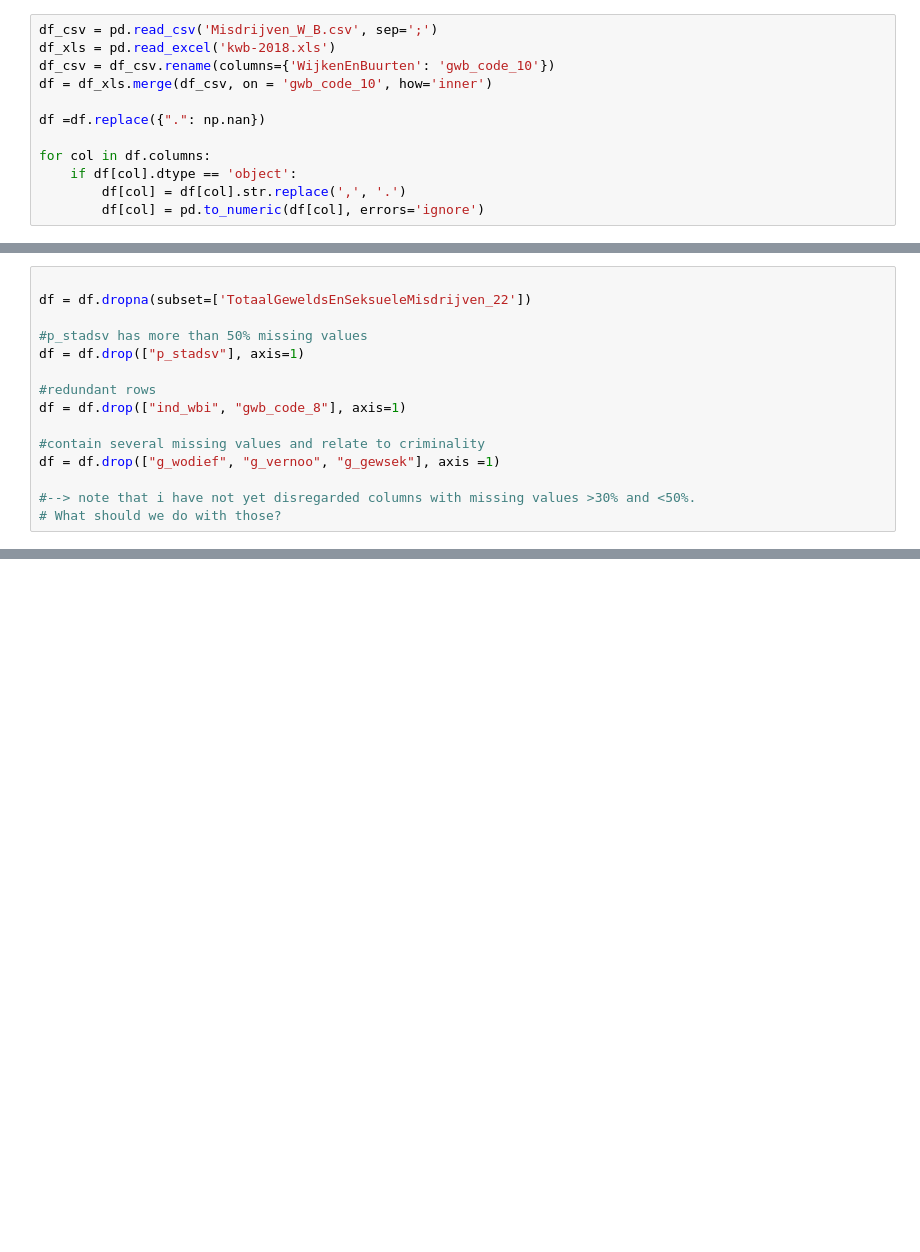
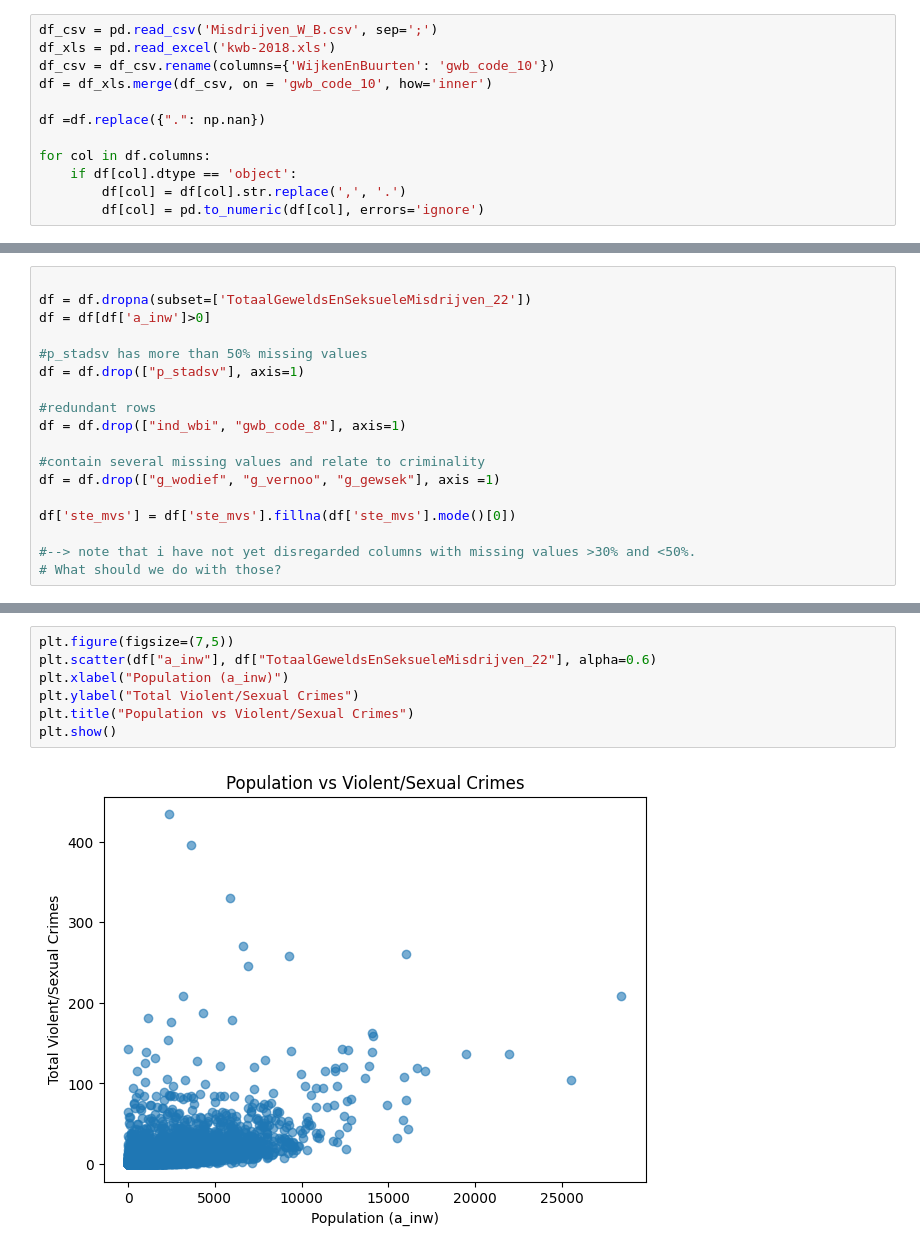
Before and after one commit to DiegoSourbag/ML-Final_Project, a Jupyter notebook: main.ipynb, the cells around one changed output, grey strips where cells are left out. Drawn from its saved outputs; the diff is of its cells as text; blank space fills up the shorter version.

```diff
--- a/main.ipynb
+++ b/main.ipynb
@@ -42,6 +60,7 @@ plt.show()
 # %%
 
 df = df.dropna(subset=['TotaalGeweldsEnSeksueleMisdrijven_22'])
+df = df[df['a_inw']>0]
 
 #p_stadsv has more than 50% missing values
 df = df.drop(["p_stadsv"], axis=1)
@@ -52,5 +71,7 @@ df = df.drop(["ind_wbi", "gwb_code_8"], axis=1)
 #contain several missing values and relate to criminality
 df = df.drop(["g_wodief", "g_vernoo", "g_gewsek"], axis =1)
 
+df['ste_mvs'] = df['ste_mvs'].fillna(df['ste_mvs'].mode()[0])
+
 #--> note that i have not yet disregarded columns with missing values >30% and <50%.
 # What should we do with those?
@@ -85,0 +83,9 @@ df_imputed = pd.concat([df_cat_cols, df_num_unscaled], axis=1)
+# %%
+plt.figure(figsize=(7,5))
+plt.scatter(df["a_inw"], df["TotaalGeweldsEnSeksueleMisdrijven_22"], alpha=0.6)
+plt.xlabel("Population (a_inw)")
+plt.ylabel("Total Violent/Sexual Crimes")
+plt.title("Population vs Violent/Sexual Crimes")
+plt.show()
+# %% [output]
+[figure, added]
```
Also changed, not shown: parts of 15 cells of this notebook.
